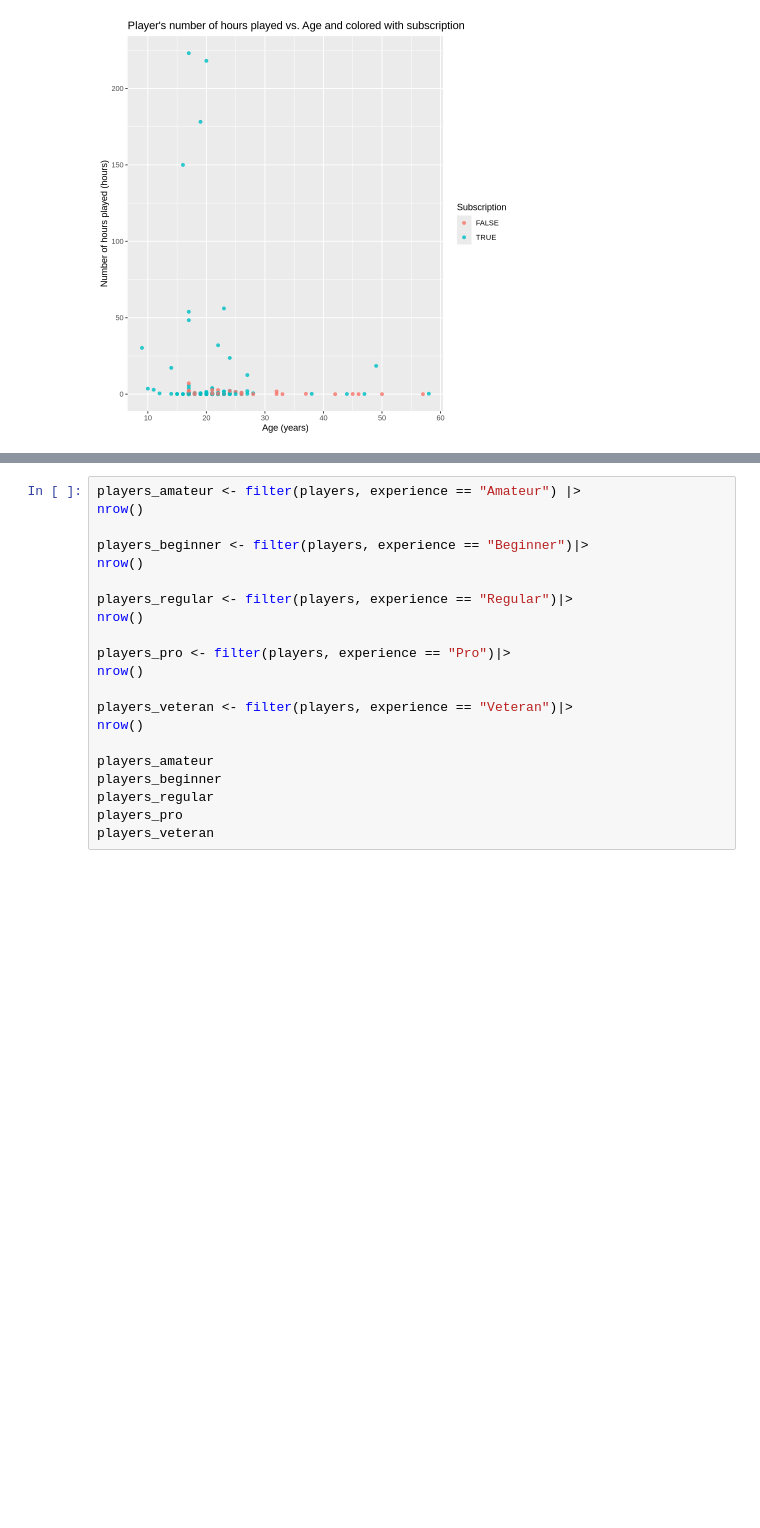
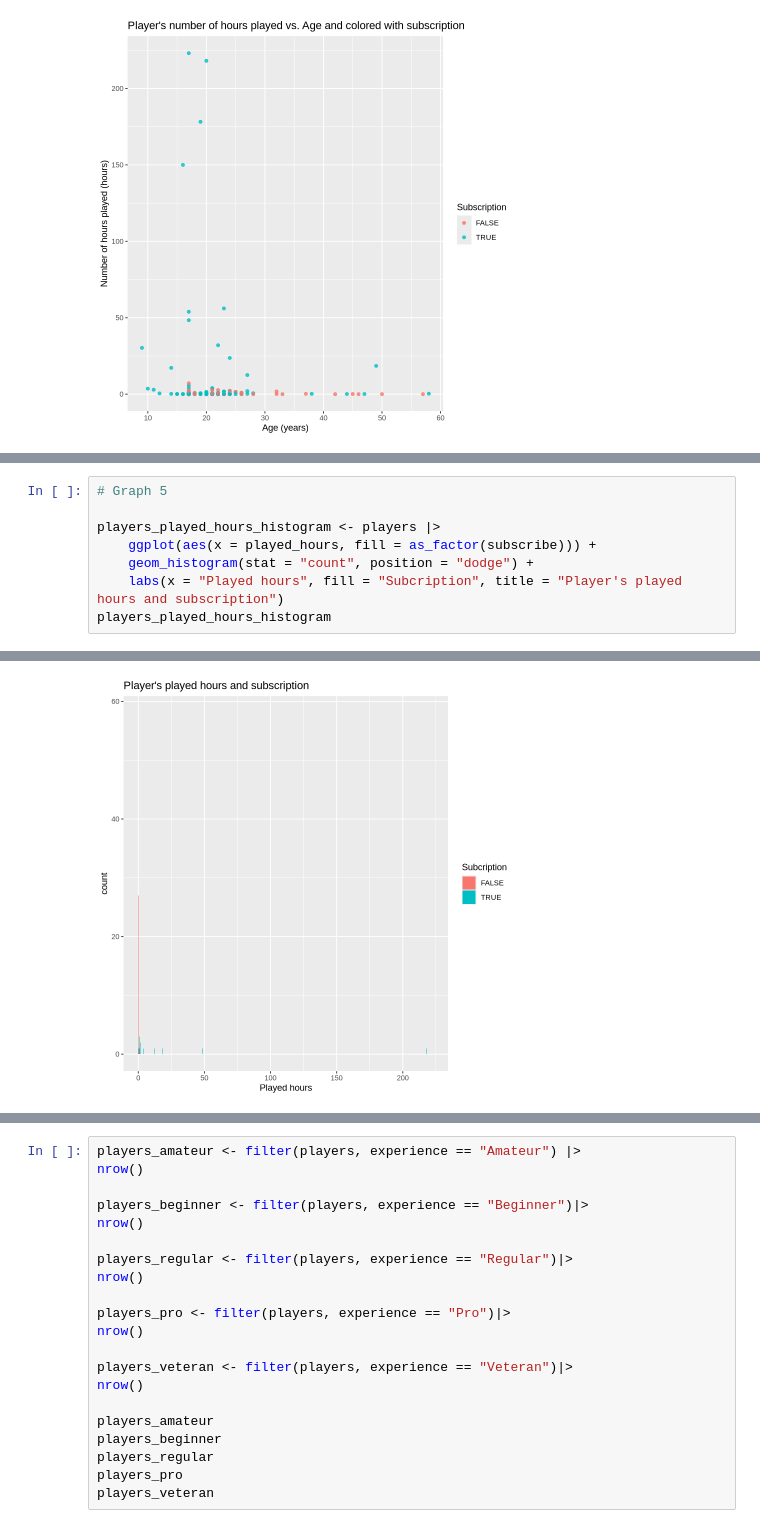
Before and after one commit to jessl210/dsci-project-indivdiual-planning-stage, a Jupyter notebook: planning-stage-individual.ipynb, the cells around one changed output, grey strips where cells are left out. Cells and saved outputs as stored; diff of their text form; blank space fills up the shorter version.

```diff
--- a/planning-stage-individual.ipynb
+++ b/planning-stage-individual.ipynb
@@ -254,0 +271,9 @@ Warning message:
+# %%
+# Graph 5
+
+players_played_hours_histogram <- players |>
+    ggplot(aes(x = played_hours, fill = as_factor(subscribe))) +
+    geom_histogram(stat = "count", position = "dodge") +
+    labs(x = "Played hours", fill = "Subcription", title = "Player's played hours and subscription")
+players_played_hours_histogram
+# %% [output]
@@ -255,3 +282,4 @@ Warning message:
+[figure, added]
 # %% [markdown]
 # (4) Methods and Plan
 We can use K-nearest neighbors classification with the predictor variables experience, number of hours played, and age to predict a player’s newsletter subscription in the players dataset. This method is appropriate for predicting the value of a categorical variable of interest. In this project, the categorical variable is subscription and its values are “TRUE” and “FALSE”. It is assumed that the data is standardized (centered and scaled), all predictors are equally weighted, and all missing data are removed and imputed by their mean values based on other observations in the dataset.
```
Also changed, not shown: parts of 5 cells of this notebook.
